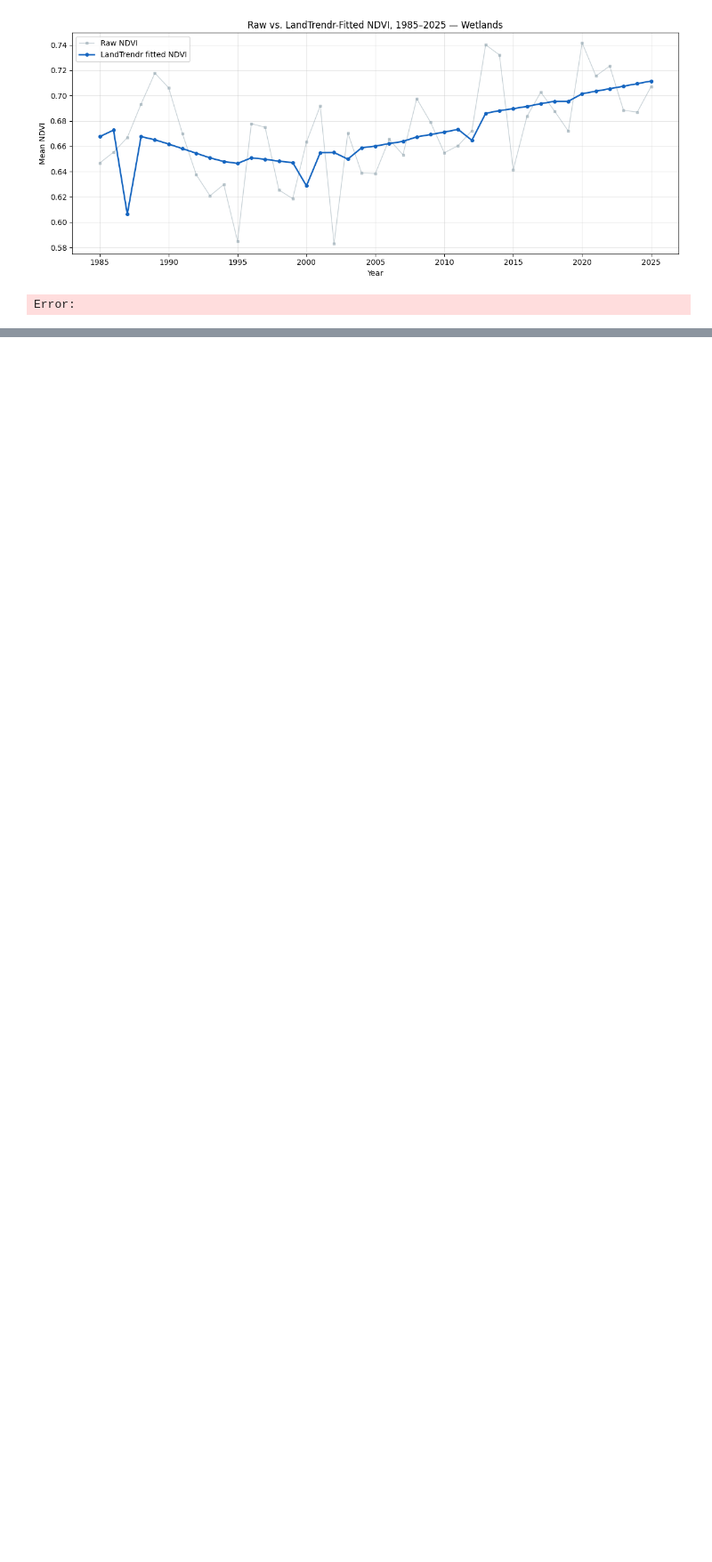
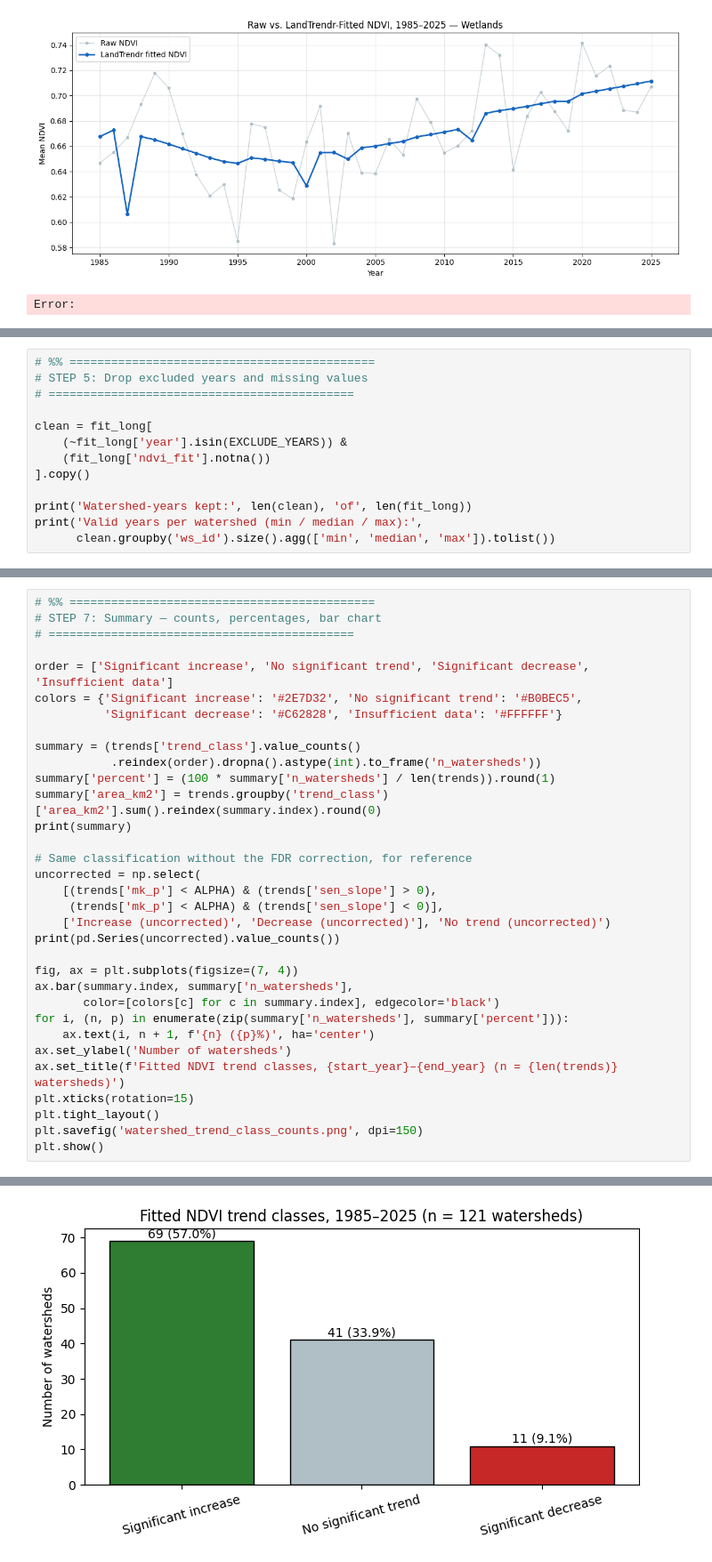
Before and after one commit to Mohammed777777777/Oil-Sand-Monitoring, a Jupyter notebook: TimeSeries_Wetland_OSM.ipynb, the cells around one changed output, grey strips where cells are left out. Shown at 89% size. Saved outputs shown, nothing was run; the diff lists cells and outputs as text; blank space fills up the shorter version.

```diff
--- a/TimeSeries_Wetland_OSM.ipynb
+++ b/TimeSeries_Wetland_OSM.ipynb
@@ -995,0 +1140,13 @@ Error:
+# %%
+# %% ============================================
+# STEP 5: Drop excluded years and missing values
+# ============================================
+
+clean = fit_long[
+    (~fit_long['year'].isin(EXCLUDE_YEARS)) &
+    (fit_long['ndvi_fit'].notna())
+].copy()
+
+print('Watershed-years kept:', len(clean), 'of', len(fit_long))
+print('Valid years per watershed (min / median / max):',
+      clean.groupby('ws_id').size().agg(['min', 'median', 'max']).tolist())
@@ -995,0 +1212,34 @@ Error:
+# %%
+# %% ============================================
+# STEP 7: Summary — counts, percentages, bar chart
+# ============================================
+
+order = ['Significant increase', 'No significant trend', 'Significant decrease', 'Insufficient data']
+colors = {'Significant increase': '#2E7D32', 'No significant trend': '#B0BEC5',
+          'Significant decrease': '#C62828', 'Insufficient data': '#FFFFFF'}
+
+summary = (trends['trend_class'].value_counts()
+           .reindex(order).dropna().astype(int).to_frame('n_watersheds'))
+summary['percent'] = (100 * summary['n_watersheds'] / len(trends)).round(1)
+summary['area_km2'] = trends.groupby('trend_class')['area_km2'].sum().reindex(summary.index).round(0)
+print(summary)
+
+# Same classification without the FDR correction, for reference
+uncorrected = np.select(
+    [(trends['mk_p'] < ALPHA) & (trends['sen_slope'] > 0),
+     (trends['mk_p'] < ALPHA) & (trends['sen_slope'] < 0)],
+    ['Increase (uncorrected)', 'Decrease (uncorrected)'], 'No trend (uncorrected)')
+print(pd.Series(uncorrected).value_counts())
+
+fig, ax = plt.subplots(figsize=(7, 4))
+ax.bar(summary.index, summary['n_watersheds'],
+       color=[colors[c] for c in summary.index], edgecolor='black')
+for i, (n, p) in enumerate(zip(summary['n_watersheds'], summary['percent'])):
+    ax.text(i, n + 1, f'{n} ({p}%)', ha='center')
+ax.set_ylabel('Number of watersheds')
+ax.set_title(f'Fitted NDVI trend classes, {start_year}–{end_year} (n = {len(trends)} watersheds)')
+plt.xticks(rotation=15)
+plt.tight_layout()
+plt.savefig('watershed_trend_class_counts.png', dpi=150)
+plt.show()
+# %% [output]
@@ -995,0 +1255 @@ Error:
+[figure, added]
```
Also changed, not shown: parts of 30 cells of this notebook, 1 other file.
